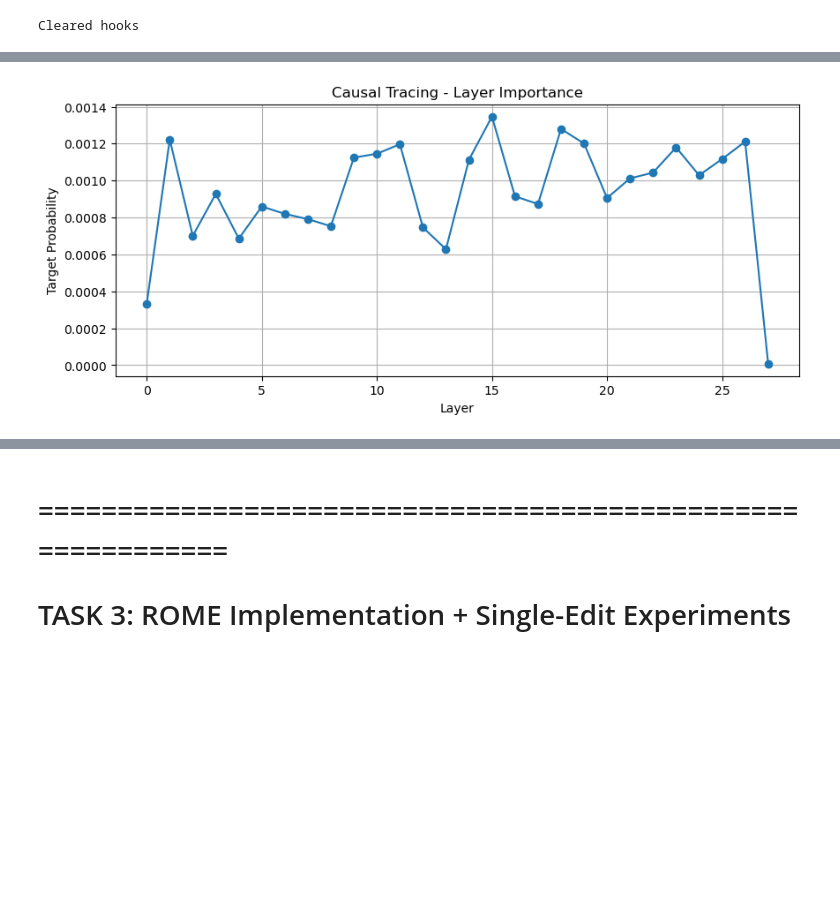
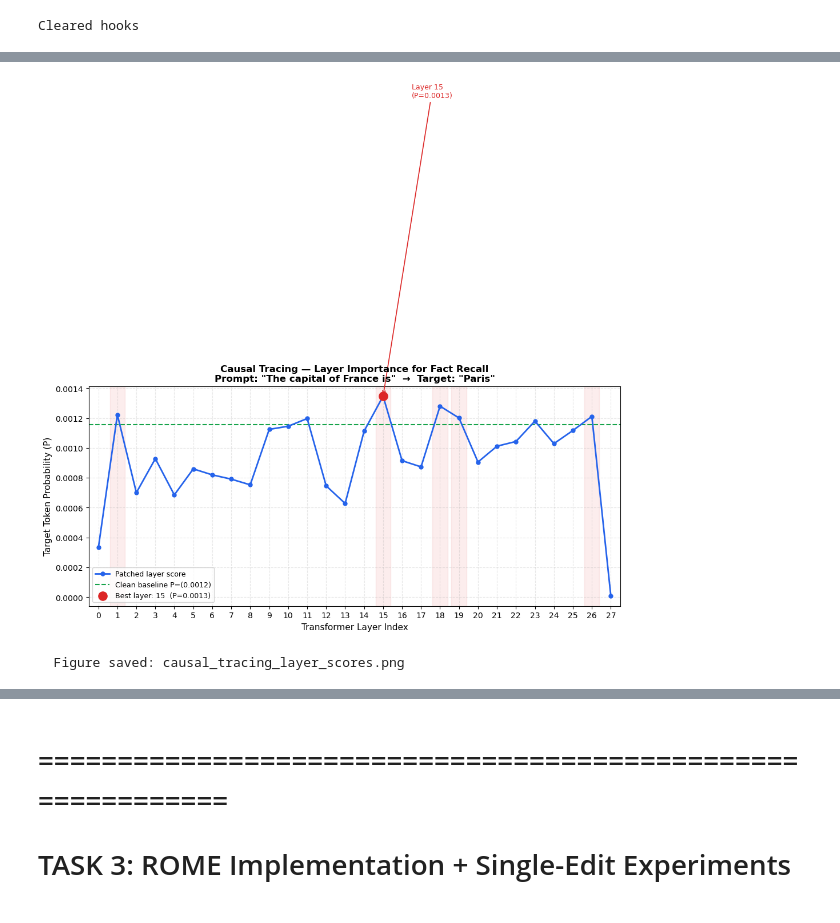
Before and after one commit to Prathiksha3008/CSCI-544-Surgical-Knowledge-Swapping, a Jupyter notebook: CSCI-544-Surgical-Knowledge-Swapping-main/Codex/SKS_pipeline_revised.ipynb, the cells around one changed output, grey strips where cells are left out. Drawn from its saved outputs; the diff is of its cells as text; code cells hidden in the pictures; blank space fills up the shorter version.

```diff
--- a/CSCI-544-Surgical-Knowledge-Swapping-main/Codex/SKS_pipeline_revised.ipynb
+++ b/CSCI-544-Surgical-Knowledge-Swapping-main/Codex/SKS_pipeline_revised.ipynb
@@ -230,6 +410,7 @@ clean_activations = {}
 corrupted_activations = {}
 # %%
 inputs = tokenizer(prompt, return_tensors="pt").to(model.device)
+input_len = inputs["input_ids"].shape[-1]
 
 with torch.no_grad():
     outputs = model(
@@ -238,9 +419,13 @@ with torch.no_grad():
         return_dict=True
     )
 
-print("num layers:", len(model.model.layers))
-print("num hidden_states:", len(outputs.hidden_states))
+n_layers = len(model.model.layers)
+n_hs     = len(outputs.hidden_states)
+h_shape  = outputs.hidden_states[0].shape
 
-for i, h in enumerate(outputs.hidden_states):
-    print(i, h.shape)
+print(f"  Clean forward pass complete.")
+print(f"    Input tokens      : {input_len}  ({tokenizer.decode(inputs['input_ids'][0])})")
+print(f"    n_transformer_layers : {n_layers}")
+print(f"    hidden_states length : {n_hs}  (embedding + {n_hs-1} layer outputs)")
+print(f"    hidden_state shape   : {tuple(h_shape)}  [batch, seq_len, hidden_dim]")
 # %% [output]
@@ -353,13 +597,50 @@ df.head()
 # %%
 import matplotlib.pyplot as plt
+import matplotlib.patches as mpatches
 
-plt.figure(figsize=(10,4))
-plt.plot(df["layer"], df["score"], marker="o")
-plt.xlabel("Layer")
-plt.ylabel("Target Probability")
-plt.title("Causal Tracing - Layer Importance")
-plt.grid(True)
+fig, ax = plt.subplots(figsize=(12, 5))
+
+# Main line
+ax.plot(df["layer"], df["score"], marker="o", markersize=5,
+        color="#2563EB", linewidth=2, label="Patched layer score", zorder=3)
+
+# Baseline
+ax.axhline(clean_score, color="#16A34A", linestyle="--", linewidth=1.5,
+           label=f"Clean baseline P=({clean_score:.4f})", zorder=2)
+
+# Highlight best layer
+best_idx  = df["score"].idxmax()
+best_layer = df.loc[best_idx, "layer"]
+best_score = df.loc[best_idx, "score"]
+ax.scatter([best_layer], [best_score], s=120, color="#DC2626", zorder=5,
+           label=f"Best layer: {best_layer}  (P={best_score:.4f})")
+ax.annotate(f"Layer {best_layer}\n(P={best_score:.4f})",
+            xy=(best_layer, best_score),
+            xytext=(best_layer + 1.5, best_score + 0.002),
+            fontsize=9, color="#DC2626",
+            arrowprops=dict(arrowstyle="->", color="#DC2626", lw=1.2))
+
+# Shading
+top5 = df.nlargest(5, "score")
+for _, row in top5.iterrows():
+    ax.axvspan(row["layer"] - 0.4, row["layer"] + 0.4,
+               alpha=0.08, color="#DC2626")
+
+ax.set_xlabel("Transformer Layer Index", fontsize=11)
+ax.set_ylabel("Target Token Probability (P)", fontsize=11)
+ax.set_title(f"Causal Tracing — Layer Importance for Fact Recall\n"
+             f"Prompt: \"{prompt}\"  →  Target: \"{target}\"",
+             fontsize=12, fontweight="bold")
+ax.legend(fontsize=9)
+ax.grid(True, alpha=0.3, linestyle="--")
+ax.set_xlim(-0.5, len(df) - 0.5)
+ax.set_xticks(df["layer"])
+
+plt.tight_layout()
+plt.savefig("causal_tracing_layer_scores.png", dpi=150, bbox_inches="tight")
 plt.show()
+print("  Figure saved: causal_tracing_layer_scores.png")
 # %% [output]
-[figure, old version]
+[figure, new version]
+  Figure saved: causal_tracing_layer_scores.png
 # %%
```
Also changed, not shown: parts of 33 cells of this notebook, 8 other files.
